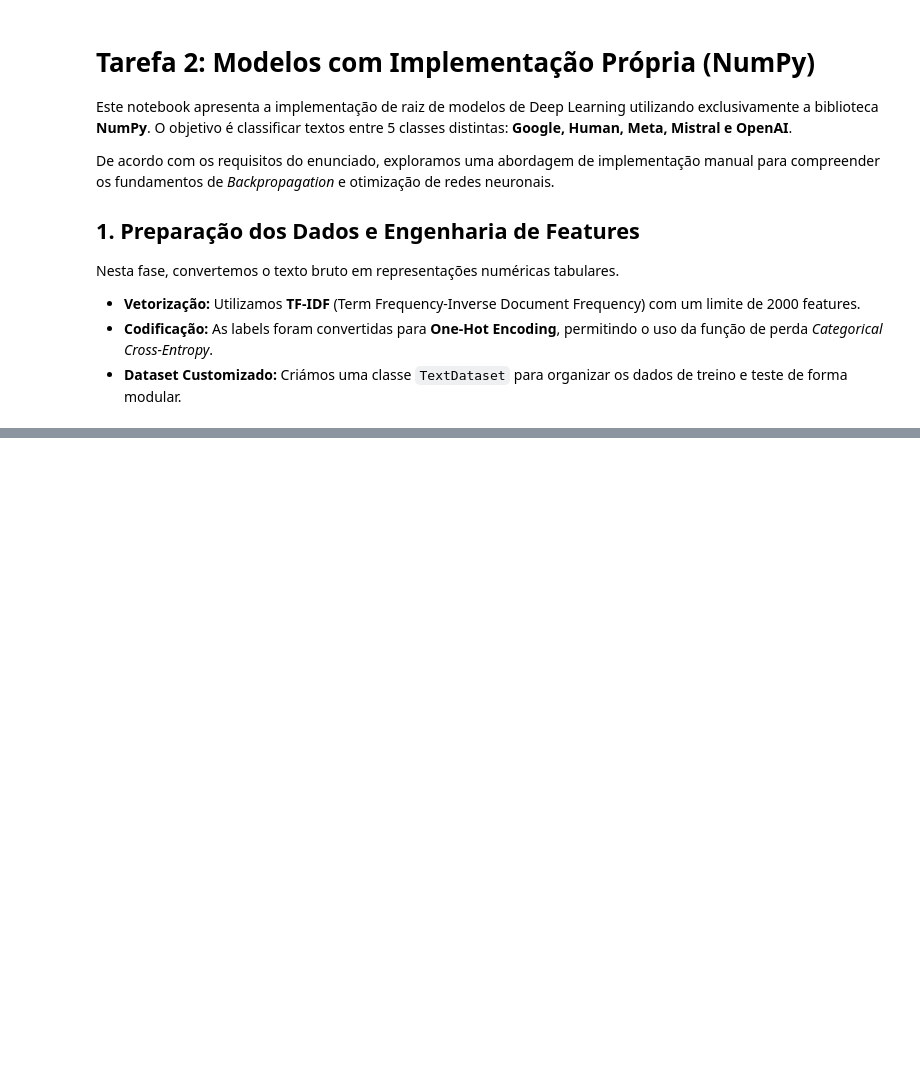
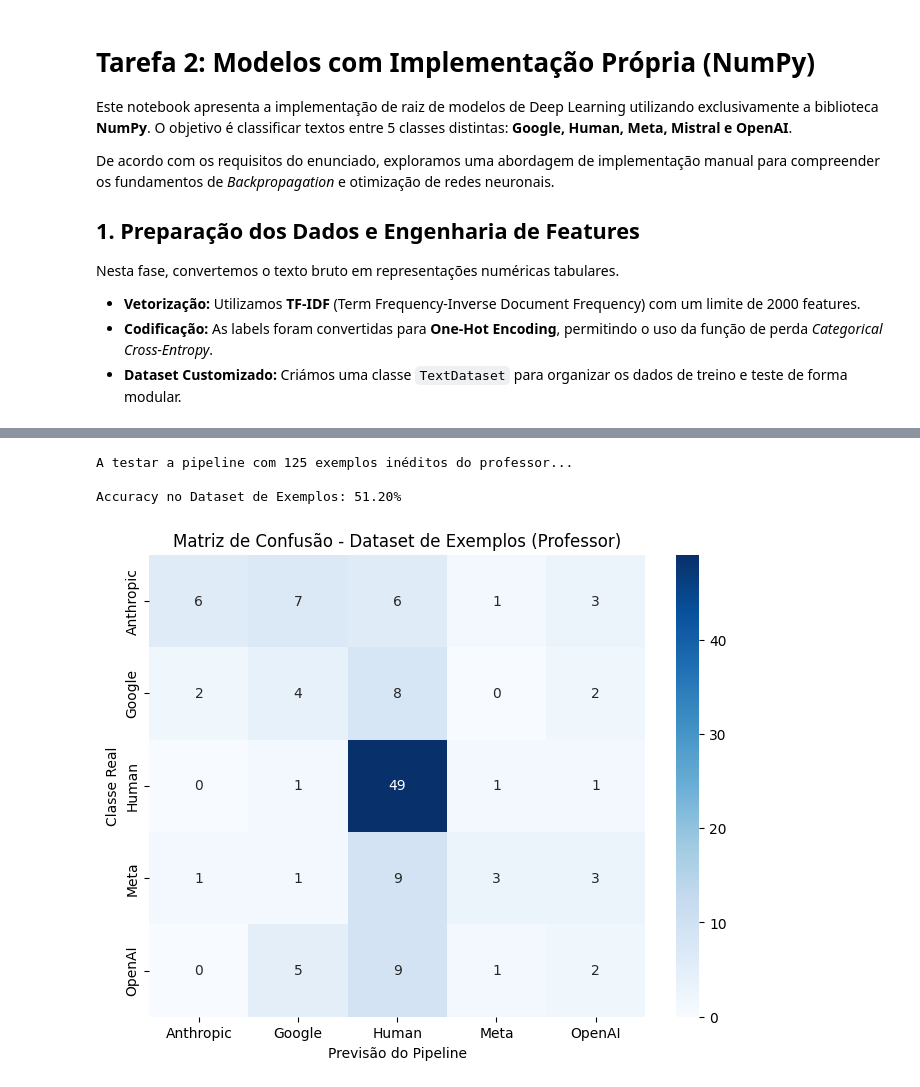
Before and after one commit to hhtomaswt11/HumanVsAI-TextClassifier--AP, a Jupyter notebook: notebooks/modelos_implementacao.ipynb, the cells around one changed output, grey strips where cells are left out. Drawn from its saved outputs; the diff is of its cells as text; code cells hidden in the pictures; blank space fills up the shorter version.

```diff
--- a/notebooks/modelos_implementacao.ipynb
+++ b/notebooks/modelos_implementacao.ipynb
@@ -224,0 +311,28 @@ Após o treino extensivo de 200 epochs, comparamos os dois modelos implementados
+# %%
+# Passo 5: Testar com dataset de exemplos
+
+df_exemplos = pd.read_csv('../data/dataset-exemplos.csv', sep=';')
+df_exemplos = df_exemplos.dropna(subset=['Text', 'Label'])
+
+X_ex = df_exemplos['Text']
+y_ex = df_exemplos['Label']
+
+print(f"\nA testar a pipeline com {len(X_ex)} exemplos inéditos do professor...")
+preds_ex = pipeline_predict(X_ex, tfidf1, net1, tfidf2, net2, classes1, classes2)
+
+acc_ex = accuracy_score(y_ex, preds_ex)
+print(f"\nAccuracy no Dataset de Exemplos: {acc_ex*100:.2f}%")
+
+cm_ex = confusion_matrix(y_ex, preds_ex, labels=all_classes)
+
+plt.figure(figsize=(8, 6))
+sns.heatmap(cm_ex, annot=True, fmt='d', cmap='Blues', xticklabels=all_classes, yticklabels=all_classes)
+plt.title('Matriz de Confusão - Dataset de Exemplos (Professor)')
+plt.ylabel('Classe Real')
+plt.xlabel('Previsão do Pipeline')
+plt.show()
+# %% [output]
+A testar a pipeline com 125 exemplos inéditos do professor...
+
+Accuracy no Dataset de Exemplos: 51.20%
+[figure, added]
```
Also changed, not shown: parts of 15 cells of this notebook, 4 other files.
